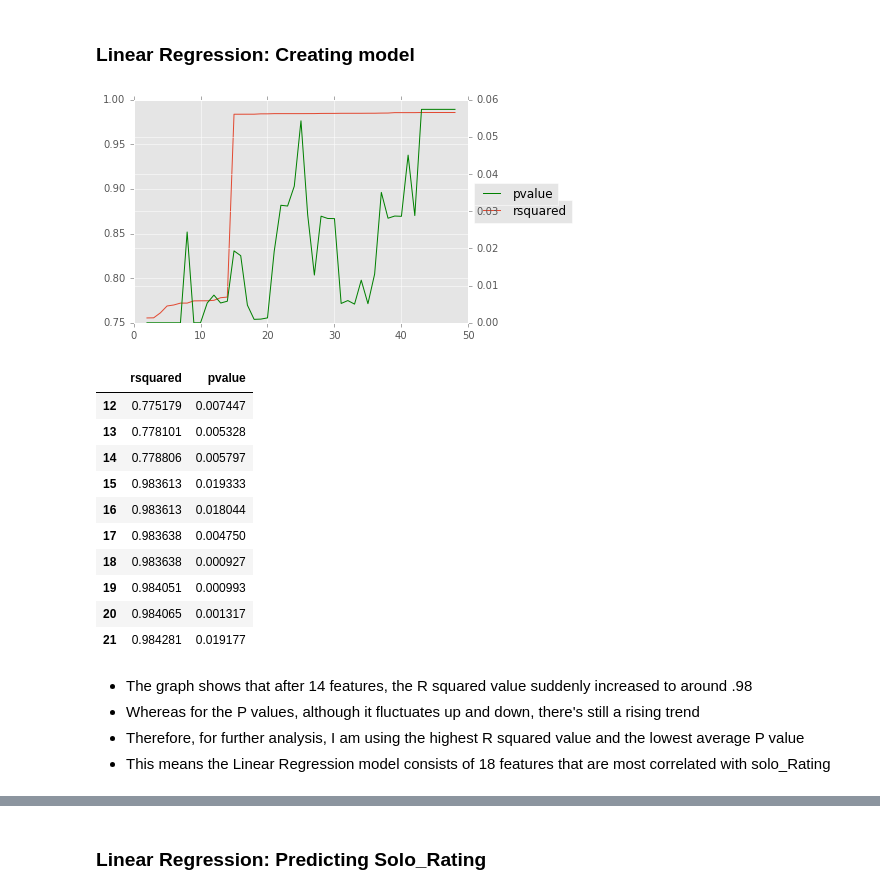
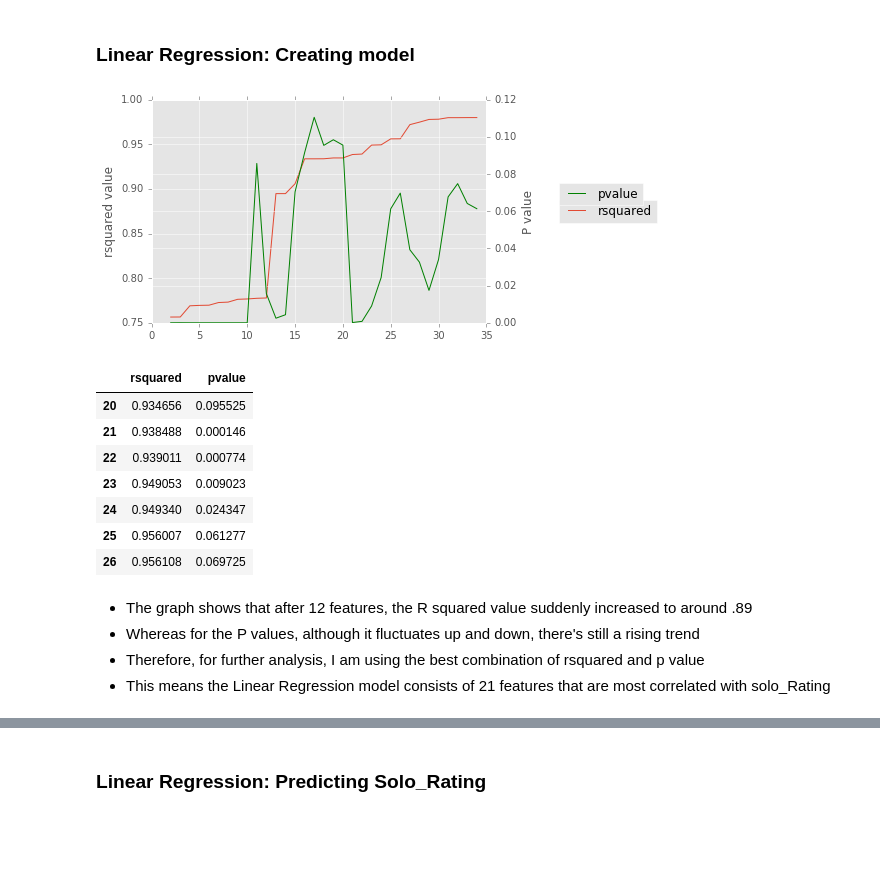
Before and after one commit to dawei95130/PUBG, a Jupyter notebook: PUBG.ipynb, the cells around one changed output, grey strips where cells are left out. Saved outputs shown, nothing was run; the diff lists cells and outputs as text; code cells hidden in the pictures; blank space fills up the shorter version.

```diff
--- a/PUBG.ipynb
+++ b/PUBG.ipynb
@@ -251,6 +251,29 @@ solo_pred = solo_pred.drop('solo_DBNOs', axis = 1)
 solo_pred = solo_pred.drop('solo_WeaponAcquired', axis = 1)
 solo_pred = solo_pred.drop('player_name', axis = 1)
 solo_pred = solo_pred.drop('tracker_id', axis = 1)
+solo_pred = solo_pred.drop('solo_MostSurvivalTime', axis = 1)
+solo_pred = solo_pred.drop('solo_LongestTimeSurvived', axis = 1)
+
+## Move/Ride/Run dis†nace has no effect on ration, also might skew the model
+solo_pred = solo_pred.drop('solo_MoveDistance', axis = 1)
+solo_pred = solo_pred.drop('solo_RideDistance', axis = 1)
+solo_pred = solo_pred.drop('solo_WalkDistance', axis = 1)
+solo_pred = solo_pred.drop('solo_MoveDistancePg', axis = 1)
+solo_pred = solo_pred.drop('solo_AvgRideDistance', axis = 1)
+solo_pred = solo_pred.drop('solo_AvgWalkDistance', axis = 1)
+
+## TeamKills in Solo are defined as suicides since you're the only member on your team
+## You can't revive yourself
+solo_pred = solo_pred.drop('solo_TeamKills', axis = 1)
+solo_pred = solo_pred.drop('solo_TeamKillsPg', axis = 1)
+solo_pred = solo_pred.drop('solo_Revives', axis = 1)
+solo_pred = solo_pred.drop('solo_RevivesPg', axis = 1)
+
+
+
+
+
+
 
 ## making train and test set (not using train test split function since this version of sklearn is older)
 msk = np.random.rand(len(solo_pred)) <= 0.7
@@ -274,12 +297,12 @@ sup = train.corr()['solo_Rating'].order(kind="quicksort", ascending = False)
 sup = sup.drop('solo_BestRating')
 # %%
 ## creating a DataFrame to store rsquared and P values
-ols_df = pd.DataFrame(index = range(1,49))
+ols_df = pd.DataFrame(index = range(1,len(sup)))
 ols_df['rsquared'] = 0.00
 ols_df['pvalue'] = 0.00
 # %%
 ## calculating rsquared and P values for Linear Regressions with different amount of features
-for x in range(2,49):
+for x in range(2,len(sup)):
     a = sm.OLS(y,X[list(sup.index)[1:x]]).fit()
     ols_df['rsquared'][x] = a.rsquared
     ols_df['pvalue'][x] = a.pvalues.mean()
@@ -288,34 +311,35 @@ ols_df = ols_df.drop(1, axis = 0)
 # %%
 ## plotting rsquared and P values based on number of features
 x = ols_df.index
 
 fig, ax1 = plt.subplots()
 
 ax2 = ax1.twinx()
 
 ax1.plot(x, ols_df['rsquared'])
 ax2.plot(x, ols_df['pvalue'],'-g')
-ax1.legend(loc='center left', bbox_to_anchor=(1, 0.5))
-ax2.legend(loc='lower left', bbox_to_anchor=(1, 0.5))
+ax1.legend(loc='center left', bbox_to_anchor=(1.2, 0.5))
+ax2.legend(loc='lower left', bbox_to_anchor=(1.2, 0.5))
+
+ax1.set_ylabel('rsquared value')
+ax2.set_ylabel('P value')
+plt.xlabel('# of Features')
 plt.show()
 
-ols_df[10:20]
+ols_df[18:25]
 # %% [output]
-[figure, old version]
+[figure, new version]
 |  | rsquared | pvalue |
-| 12 | 0.775179 | 0.007447 |
-| 13 | 0.778101 | 0.005328 |
-| 14 | 0.778806 | 0.005797 |
-| 15 | 0.983613 | 0.019333 |
-| 16 | 0.983613 | 0.018044 |
-| 17 | 0.983638 | 0.004750 |
-| 18 | 0.983638 | 0.000927 |
-| 19 | 0.984051 | 0.000993 |
-| 20 | 0.984065 | 0.001317 |
-| 21 | 0.984281 | 0.019177 |
+| 20 | 0.934656 | 0.095525 |
+| 21 | 0.938488 | 0.000146 |
+| 22 | 0.939011 | 0.000774 |
+| 23 | 0.949053 | 0.009023 |
+| 24 | 0.949340 | 0.024347 |
+| 25 | 0.956007 | 0.061277 |
+| 26 | 0.956108 | 0.069725 |
 # %% [markdown]
-- The graph shows that after 14 features, the R squared value suddenly increased to around .98
+- The graph shows that after 12 features, the R squared value suddenly increased to around .89
 - Whereas for the P values, although it fluctuates up and down, there's still a rising trend
-- Therefore, for further analysis, I am using the highest R squared value and the lowest average P value
-- This means the Linear Regression model consists of 18 features that are most correlated with solo_Rating
+- Therefore, for further analysis, I am using the best combination of rsquared and p value
+- This means the Linear Regression model consists of 21 features that are most correlated with solo_Rating
 # %%
```
Also changed, not shown: parts of 14 cells of this notebook.
